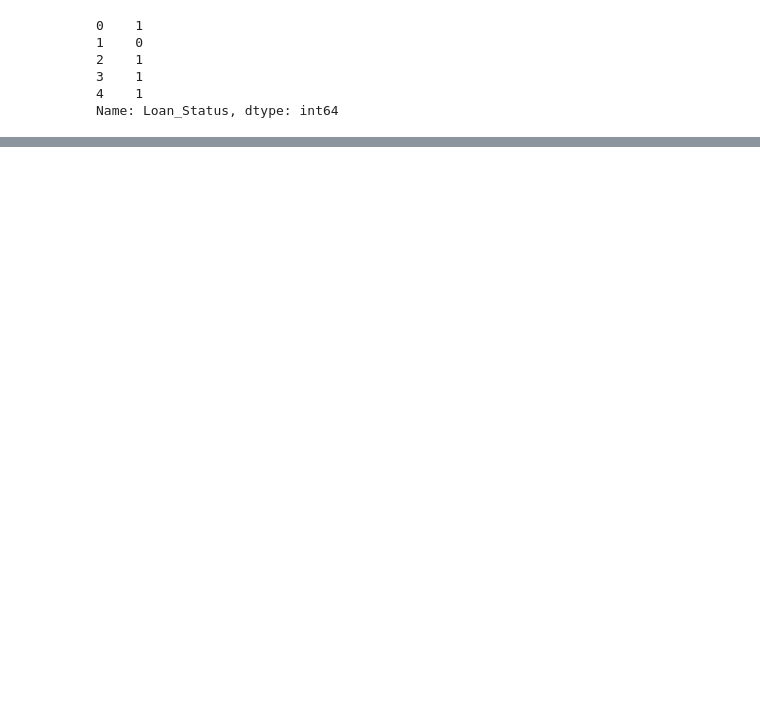
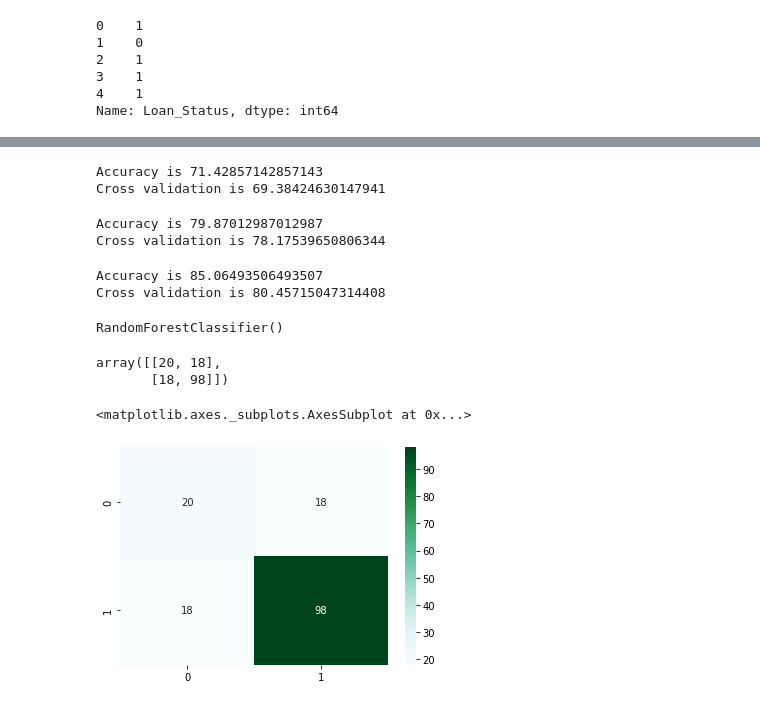
Before and after one commit to jagath215/MathProject, a Jupyter notebook: LoanPrediction.ipynb, the cells around one changed output, grey strips where cells are left out. Cells and saved outputs as stored; diff of their text form; code cells hidden in the pictures; blank space fills up the shorter version.

```diff
--- a/LoanPrediction.ipynb
+++ b/LoanPrediction.ipynb
@@ -274 +274,39 @@ Accuracy is 77.27272727272727
 Cross validation is 80.9462881514061
+# %%
+from sklearn.tree import DecisionTreeClassifier
+model = DecisionTreeClassifier()
+classify(model, X, y)
+# %% [output]
+Accuracy is 71.42857142857143
+Cross validation is 69.38424630147941
+# %%
+from sklearn.ensemble import RandomForestClassifier,ExtraTreesClassifier
+model = RandomForestClassifier()
+classify(model, X, y)
+# %% [output]
+Accuracy is 79.87012987012987
+Cross validation is 78.17539650806344
+# %%
+model = RandomForestClassifier(n_estimators=100, min_samples_split=25, max_depth=7, max_features=1)
+classify(model, X, y)
+# %% [output]
+Accuracy is 85.06493506493507
+Cross validation is 80.45715047314408
+# %%
+model = RandomForestClassifier()
+model.fit(x_train, y_train)
+# %% [output]
+RandomForestClassifier()
+# %%
+from sklearn.metrics import confusion_matrix
+y_pred = model.predict(x_test)
+cm = confusion_matrix(y_test, y_pred)
+cm
+# %% [output]
+array([[20, 18],
+       [18, 98]])
+# %%
+sns.heatmap(cm, annot=True,cmap="BuGn")
+# %% [output]
+<matplotlib.axes._subplots.AxesSubplot at 0x...>
+[figure, added]
```
Also changed, not shown: parts of 3 cells of this notebook.
